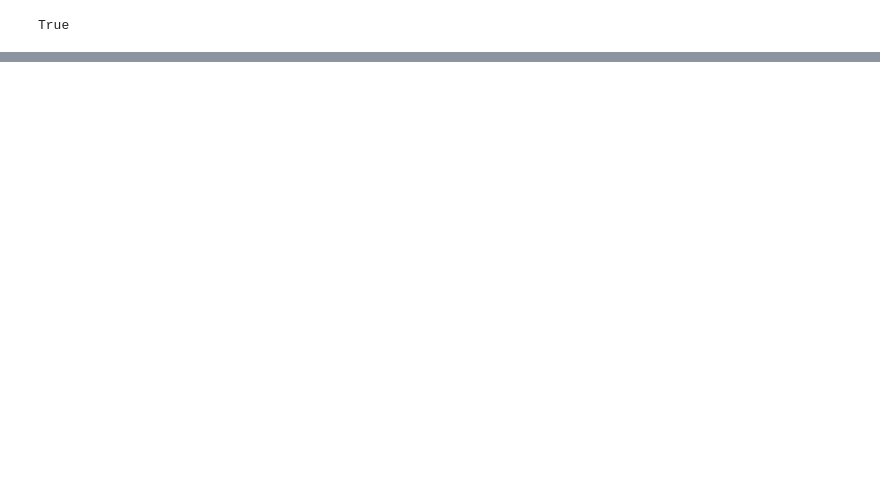
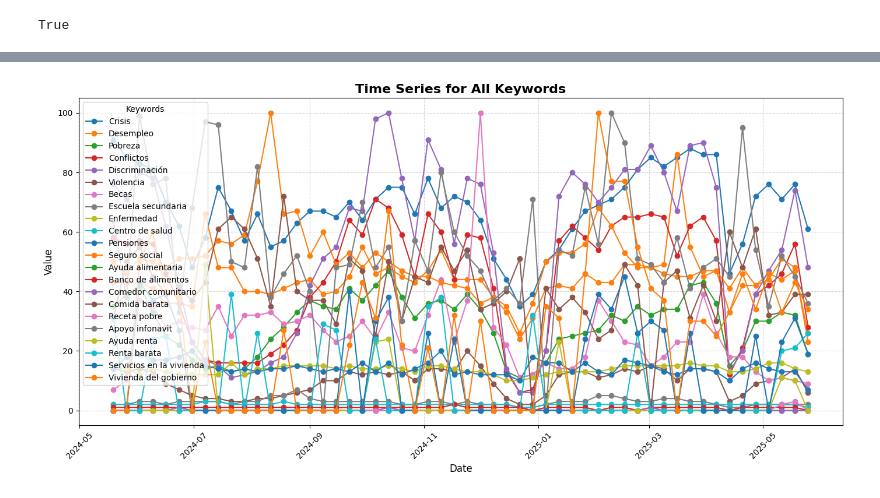
Before and after one commit to DenisProcyon/masters_thesis, a Jupyter notebook: src/google_trends.ipynb, the cells around one changed output, grey strips where cells are left out. Saved outputs shown, nothing was run; the diff lists cells and outputs as text; code cells hidden in the pictures; blank space fills up the shorter version.

```diff
--- a/src/google_trends.ipynb
+++ b/src/google_trends.ipynb
@@ -164,0 +224,21 @@ plot_map(data, "comida barata")
+# %%
+def plot_all_keywords(timeseries_data: dict) -> None:
+    plt.figure(figsize=(14, 7))
+
+    for keyword, data in timeseries_data.items():
+        df = pd.DataFrame(data)
+        df["timestamp"] = pd.to_datetime(df["timestamp"], unit="s")
+        plt.plot(df["timestamp"], df["value"], marker='o', linestyle='-', label=keyword.capitalize())
+
+    plt.title("Time Series for All Keywords", fontsize=16, weight='bold')
+    plt.xlabel("Date", fontsize=12)
+    plt.ylabel("Value", fontsize=12)
+    plt.xticks(rotation=45)
+    plt.grid(True, linestyle='--', alpha=0.5)
+    plt.legend(title="Keywords")
+    plt.tight_layout()
+    plt.show()
+
+plot_all_keywords(timeseries_data)
+# %% [output]
+[figure, added]
```
Also changed, not shown: parts of 10 cells of this notebook, 3 other files.
